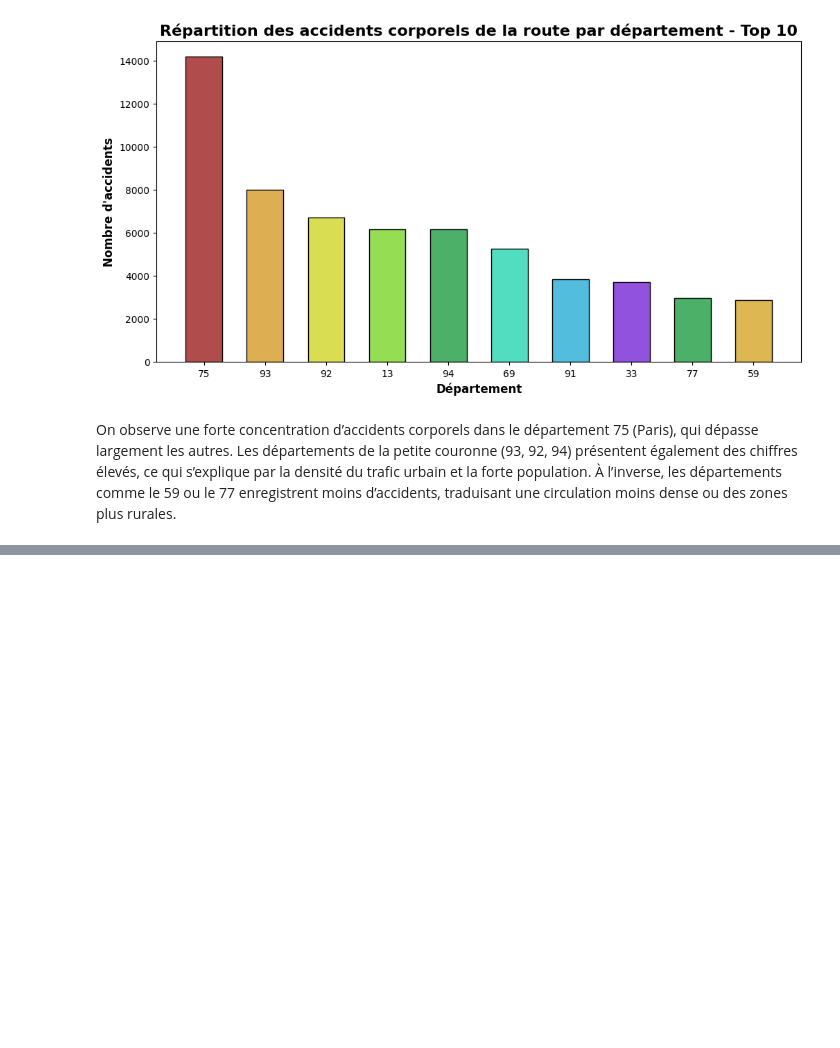
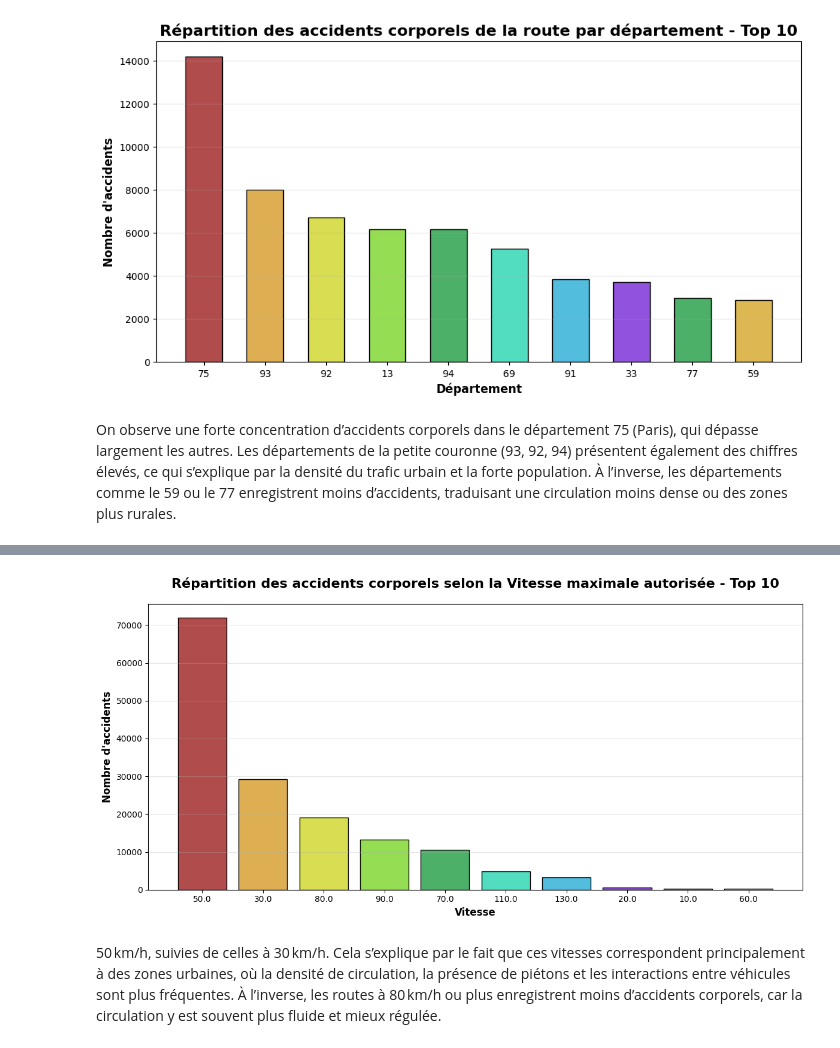
Before and after one commit to Ilyies07/analyse-data-accidents-route-france, a Jupyter notebook: analyse.ipynb, the cells around one changed output, grey strips where cells are left out. Drawn from its saved outputs; the diff is of its cells as text; code cells hidden in the pictures; blank space fills up the shorter version.

```diff
--- a/analyse.ipynb
+++ b/analyse.ipynb
@@ -883,0 +1028,4 @@ Les départements de la petite couronne (93, 92, 94) présentent également des
+# %%
+count_vma = df['vma'].value_counts().sort_values(ascending=False)
+count_vmatop10 = count_vma.head(10)
+count_vmatop10.head(10)
@@ -883,0 +1045,22 @@ Les départements de la petite couronne (93, 92, 94) présentent également des
+# %%
+plt.figure(figsize=(12,6))
+plt.bar(
+    range(len(count_vmatop10)),
+    count_vmatop10.values,
+    color=["#b04c4c", "#ddaf52", "#d8dd52", "#95dd52",
+           "#4cb068", "#52ddc1", "#52bddd", "#9152dd",
+           "#4cb068", "#ddb852", "#b152dd", "#dd5287"],
+    edgecolor='black',
+)
+plt.title("Répartition des accidents corporels selon la Vitesse maximale autorisée - Top 10",
+          fontweight='bold', fontsize=16, pad=20)
+plt.xticks(range(len(count_vmatop10)), count_vmatop10.index)
+plt.xlabel("Vitesse", fontweight='bold', fontsize=12)
+plt.ylabel("Nombre d'accidents", fontweight='bold', fontsize=12)
+plt.grid(axis="y", alpha=0.3)
+plt.tight_layout()
+plt.show()
+# %% [output]
+[figure, added]
+# %% [markdown]
+50 km/h, suivies de celles à 30 km/h. Cela s’explique par le fait que ces vitesses correspondent principalement à des zones urbaines, où la densité de circulation, la présence de piétons et les interactions entre véhicules sont plus fréquentes. À l’inverse, les routes à 80 km/h ou plus enregistrent moins d’accidents corporels, car la circulation y est souvent plus fluide et mieux régulée.
```
Also changed, not shown: parts of 20 cells of this notebook.
